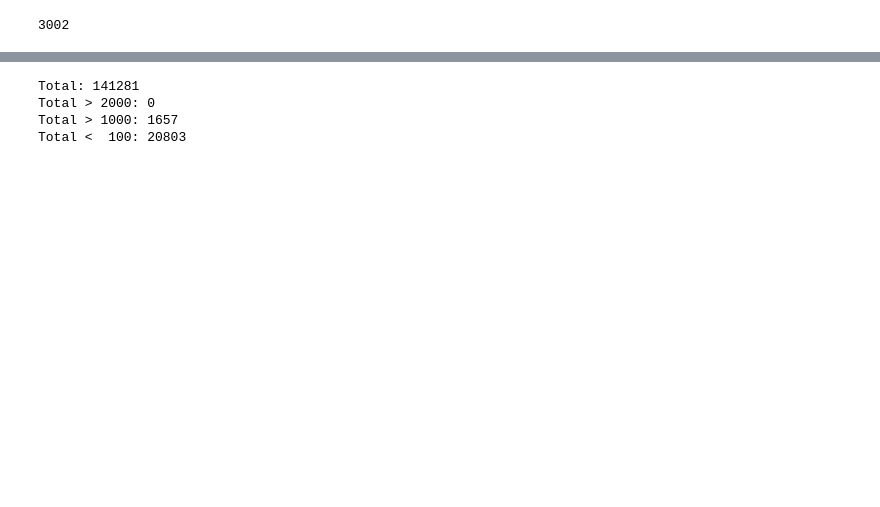
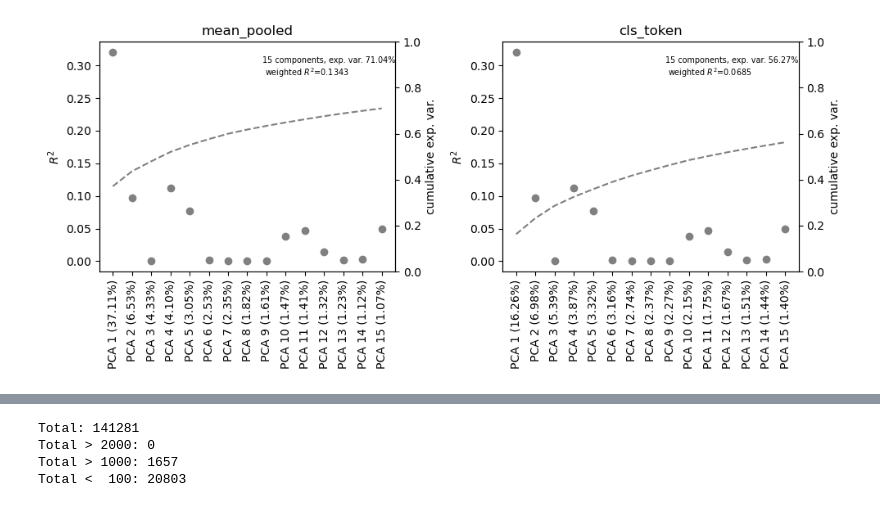
Before and after one commit to pipparichter/selenobot, a Jupyter notebook: notebooks/sandbox.ipynb, the cells around one changed output, grey strips where cells are left out. Saved outputs shown, nothing was run; the diff lists cells and outputs as text; code cells hidden in the pictures; blank space fills up the shorter version.

```diff
--- a/notebooks/sandbox.ipynb
+++ b/notebooks/sandbox.ipynb
@@ -44,11 +42,55 @@ The autoreload extension is already loaded. To reload it, use:
-# %%
-# Assessing tokenizer behavior...
-
-# How does the tokenizer handle sequences > 1000 amino acids? Does it truncate?
-tokenizer = AutoTokenizer.from_pretrained('facebook/esm2_t36_3B_UR50D')
-seq = 'A' * 3000
-
-tokenized = tokenizer(seq, padding=True)
-len(tokenized['input_ids'])
-# %% [output]
-3002
+# %%
+def run_pca(arr:np.ndarray, n_comps:int=15):
+    '''Scale the input array and fit a PCA model with the specified number of components.'''
+    scaler = StandardScaler()
+    emb = scaler.fit_transform(arr)
+    pca = PCA(n_components=n_comps)
+    comps = pca.fit_transform(arr)
+    exp_vars = pca.explained_variance_ratio_
+
+    return comps, exp_vars
+# %%
+fig, axes = plt.subplots(figsize=(10, 4.5), ncols=2)
+
+n_comps = 15
+metadata_df = pd.read_hdf('../data/subset.h5', key='metadata')
+lengths = np.array([len(seq) for seq in metadata_df.seq])
+
+for ax, key in zip(axes, ['mean_pooled', 'cls_token']):
+
+    emb = pd.read_hdf('../data/subset.h5', key=key).values
+    emb, exp_vars = run_pca(emb, n_comps=n_comps)
+
+    x_labels = []
+    x = list(range(n_comps))
+    y1, y2 = list(), list()
+
+    for i in range(n_comps):
+        comp = comps[:, i].ravel()
+
+        linreg = LinearRegression()
+        linreg.fit(lengths.reshape(-1, 1), comp)
+        r2 = linreg.score(lengths.reshape(-1, 1), comp)
+        x_labels.append(f'PCA {i + 1} ({100 * exp_vars[i]:.2f}%)')
+        y1.append(r2)
+        y2.append(exp_vars[:i + 1].sum())
+
+    ax.scatter(x, y1, c='gray')
+    ax.set_ylabel('$R^2$')
+    right_ax = ax.twinx()
+    right_ax.plot(x, y2, c='gray', linestyle='--')
+    right_ax.set_ylim(0, 1)
+    right_ax.set_ylabel('cumulative exp. var.')
+
+    ax.set_xticks(x, labels=x_labels, rotation=90)
+    ax.set_title(key)
+
+    weighted_r2 = (np.array(y1) * exp_vars).sum()
+    ax.text(0.55, 0.85, f'{n_comps} components, exp. var. {exp_vars.sum() * 100:.2f}%\n weighted $R^2$={np.round(weighted_r2, 4)}', fontsize='x-small', transform=ax.transAxes)
+
+plt.tight_layout()
+plt.show()
+
+# NOTE: Did I accidentally grab the methionine token? Why is there such strong length-dependence?
+# %% [output]
+[figure, added]
```
Also changed, not shown: parts of 5 cells of this notebook, 9 other files.
